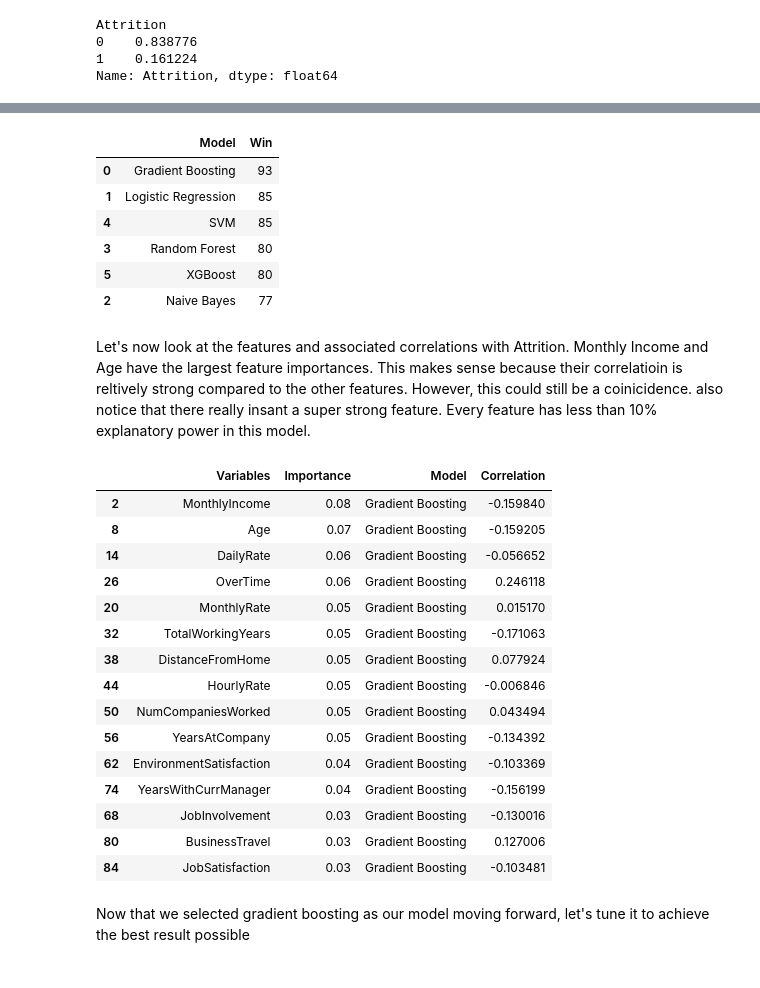
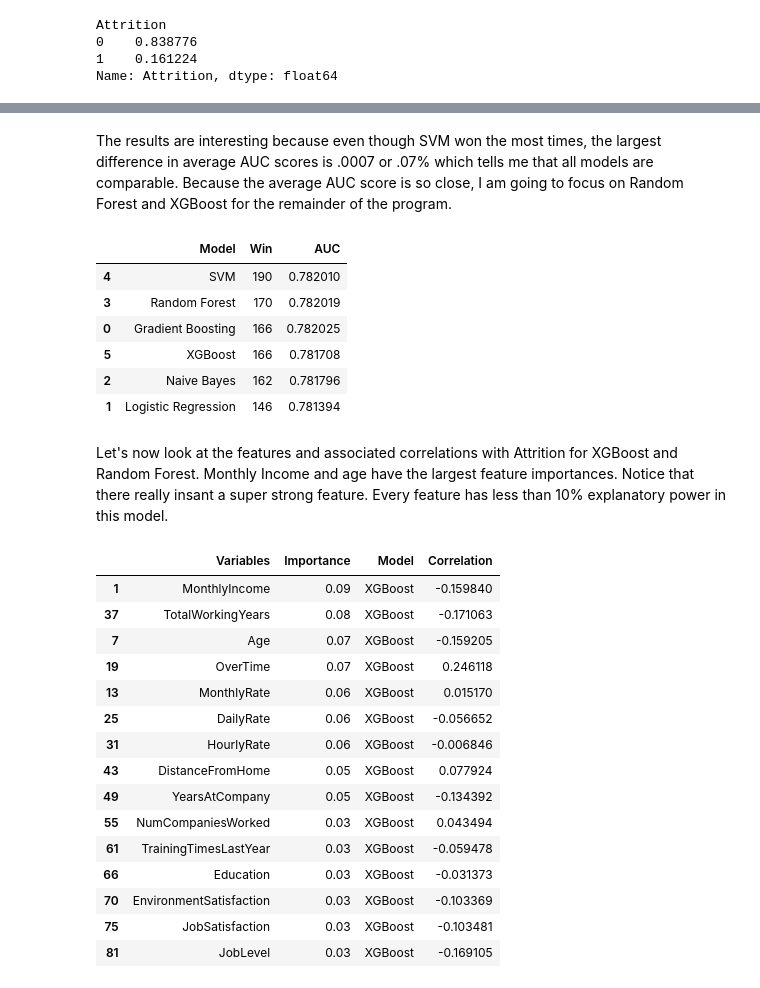
Before and after one commit to mmacrides/Personal-Projects, a Jupyter notebook: Employee Attrition - Machine Learning/EmployeeAttrition.ipynb, the cells around one changed output, grey strips where cells are left out. Saved outputs shown, nothing was run; the diff lists cells and outputs as text; code cells hidden in the pictures.

```diff
--- a/Employee Attrition - Machine Learning/EmployeeAttrition.ipynb
+++ b/Employee Attrition - Machine Learning/EmployeeAttrition.ipynb
@@ -287,38 +283,38 @@ Because Gradient Boosting had the most wins, I will soley focus on it here on ou
+# %% [markdown]
+The results are interesting because even though SVM won the most times, the largest difference in average AUC scores is .0007 or .07% which tells me that all models are comparable. Because the average AUC score is so close, I am going to focus on Random Forest and XGBoost for the remainder of the program.
 # %%
 #metric = winner()
-metric = metric.sort_values(by='Win', ascending=False)
+#metric = metric.sort_values(by='Win', ascending=False)
 metric
 # %% [output]
-|  | Model | Win |
-| 0 | Gradient Boosting | 93 |
-| 1 | Logistic Regression | 85 |
-| 4 | SVM | 85 |
-| 3 | Random Forest | 80 |
-| 5 | XGBoost | 80 |
-| 2 | Naive Bayes | 77 |
+|  | Model | Win | AUC |
+| 4 | SVM | 190 | 0.782010 |
+| 3 | Random Forest | 170 | 0.782019 |
+| 0 | Gradient Boosting | 166 | 0.782025 |
+| 5 | XGBoost | 166 | 0.781708 |
+| 2 | Naive Bayes | 162 | 0.781796 |
+| 1 | Logistic Regression | 146 | 0.781394 |
 # %% [markdown]
-Let's now look at the features and associated correlations with Attrition. Monthly Income and Age have the largest feature importances. This makes sense because their correlatioin is reltively strong compared to the other features. However, this could still be a coinicidence. also notice that there really insant a super strong feature. Every feature has less than 10% explanatory power in this model.
+Let's now look at the features and associated correlations with Attrition for XGBoost and Random Forest. Monthly Income and age have the largest feature importances. Notice that there really insant a super strong feature. Every feature has less than 10% explanatory power in this model.
 # %%
 features = pd.merge(features, corr_attrition[['Variables', 'Correlation']], on='Variables')
 features = features.sort_values(['Model', 'Importance'], ascending=[True, False])
-features_small = feature(features, 'Gradient Boosting')
+features_small = feature(features, 'XGBoost')
 features_small
 # %% [output]
 |  | Variables | Importance | Model | Correlation |
-| 2 | MonthlyIncome | 0.08 | Gradient Boosting | -0.159840 |
-| 8 | Age | 0.07 | Gradient Boosting | -0.159205 |
-| 14 | DailyRate | 0.06 | Gradient Boosting | -0.056652 |
-| 26 | OverTime | 0.06 | Gradient Boosting | 0.246118 |
-| 20 | MonthlyRate | 0.05 | Gradient Boosting | 0.015170 |
-| 32 | TotalWorkingYears | 0.05 | Gradient Boosting | -0.171063 |
-| 38 | DistanceFromHome | 0.05 | Gradient Boosting | 0.077924 |
-| 44 | HourlyRate | 0.05 | Gradient Boosting | -0.006846 |
-| 50 | NumCompaniesWorked | 0.05 | Gradient Boosting | 0.043494 |
-| 56 | YearsAtCompany | 0.05 | Gradient Boosting | -0.134392 |
-| 62 | EnvironmentSatisfaction | 0.04 | Gradient Boosting | -0.103369 |
-| 74 | YearsWithCurrManager | 0.04 | Gradient Boosting | -0.156199 |
-| 68 | JobInvolvement | 0.03 | Gradient Boosting | -0.130016 |
-| 80 | BusinessTravel | 0.03 | Gradient Boosting | 0.127006 |
-| 84 | JobSatisfaction | 0.03 | Gradient Boosting | -0.103481 |
+| 1 | MonthlyIncome | 0.09 | XGBoost | -0.159840 |
+| 37 | TotalWorkingYears | 0.08 | XGBoost | -0.171063 |
+| 7 | Age | 0.07 | XGBoost | -0.159205 |
+| 19 | OverTime | 0.07 | XGBoost | 0.246118 |
+| 13 | MonthlyRate | 0.06 | XGBoost | 0.015170 |
+| 25 | DailyRate | 0.06 | XGBoost | -0.056652 |
+| 31 | HourlyRate | 0.06 | XGBoost | -0.006846 |
+| 43 | DistanceFromHome | 0.05 | XGBoost | 0.077924 |
+| 49 | YearsAtCompany | 0.05 | XGBoost | -0.134392 |
+| 55 | NumCompaniesWorked | 0.03 | XGBoost | 0.043494 |
+| 61 | TrainingTimesLastYear | 0.03 | XGBoost | -0.059478 |
+| 66 | Education | 0.03 | XGBoost | -0.031373 |
+| 70 | EnvironmentSatisfaction | 0.03 | XGBoost | -0.103369 |
+| 75 | JobSatisfaction | 0.03 | XGBoost | -0.103481 |
+| 81 | JobLevel | 0.03 | XGBoost | -0.169105 |
-# %% [markdown]
-Now that we selected gradient boosting as our model moving forward, let's tune it to achieve the best result possible
```
Also changed, not shown: parts of 38 cells of this notebook, 4 other files.
